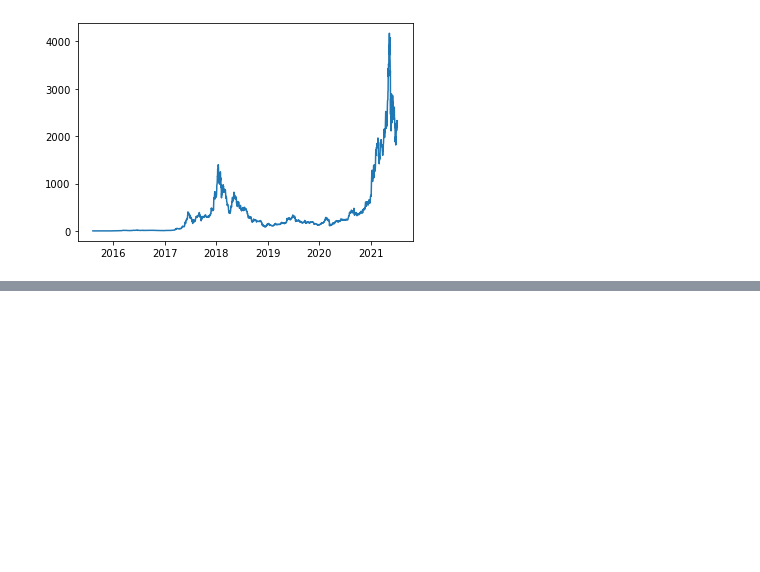
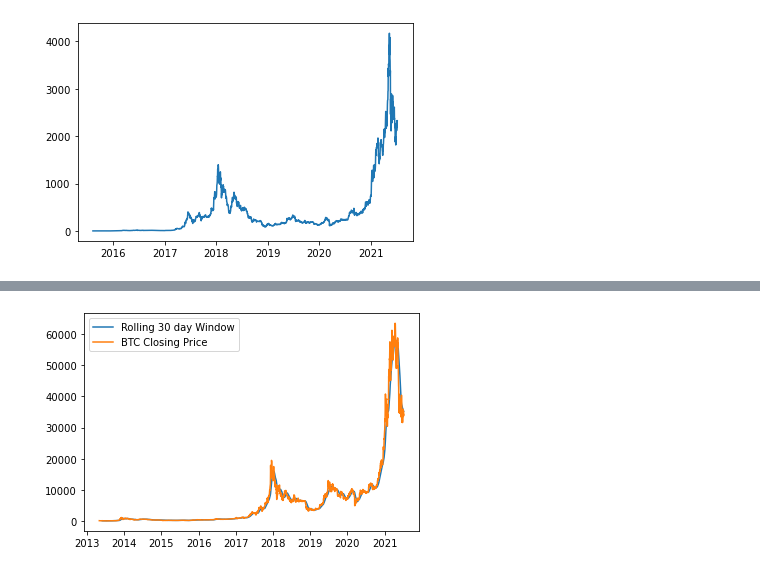
Before and after one commit to DataTortuga/crypto-pair-trade-analysis, a Jupyter notebook: BTC-ETH-Pair-Trade/BTC-ETH-Pair-Trade2.ipynb, the cells around one changed output, grey strips where cells are left out. Cells and saved outputs as stored; diff of their text form; code cells hidden in the pictures; blank space fills up the shorter version.

```diff
--- a/BTC-ETH-Pair-Trade/BTC-ETH-Pair-Trade2.ipynb
+++ b/BTC-ETH-Pair-Trade/BTC-ETH-Pair-Trade2.ipynb
@@ -58,3 +59,6 @@ eth_df.tail()
 | 2021-07-04 23:59:59 | 2158 | Ethereum | ETH | 2384.286857 | 2190.837703 | 2226.550382 | 2321.724112 | 1.878711e+10 | 2.706217e+11 |
 | 2021-07-05 23:59:59 | 2159 | Ethereum | ETH | 2321.922836 | 2163.041394 | 2321.922836 | 2198.582464 | 2.010379e+10 | 2.562978e+11 |
 | 2021-07-06 23:59:59 | 2160 | Ethereum | ETH | 2346.294874 | 2197.919385 | 2197.919385 | 2324.679449 | 2.089186e+10 | 2.710286e+11 |
+# %%
+rolling_btc_df = btc_df.rolling(window=30).mean()
+rolling_btc_df
@@ -60,0 +80,7 @@ eth_df.tail()
+# %%
+plt.plot(rolling_btc_df.index,rolling_btc_df['Close'],label='Rolling 30 day Window')
+plt.plot(btc_df.index,btc_df['Close'],label='BTC Closing Price')
+plt.legend()
+plt.show()
+# %% [output]
+[figure, added]
```
Also changed, not shown: parts of 13 cells of this notebook.
